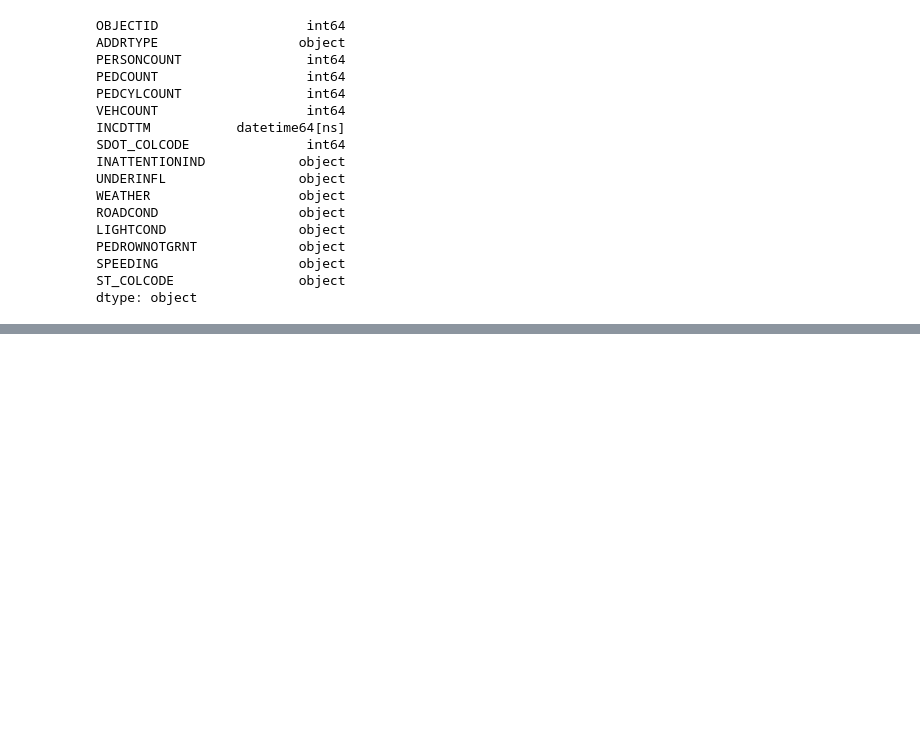
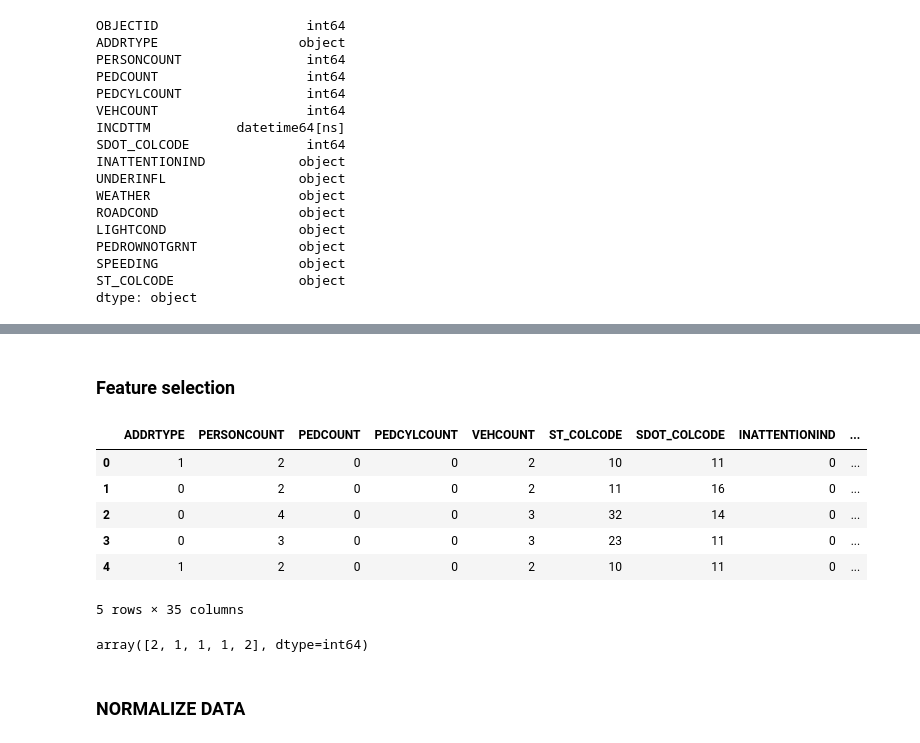
Before and after one commit to vinitdeswal/Coursera_Capstone, a Jupyter notebook: SEATTLE Road Collisions.ipynb, the cells around one changed output, grey strips where cells are left out. Cells and saved outputs as stored; diff of their text form; code cells hidden in the pictures; blank space fills up the shorter version.

```diff
--- a/SEATTLE Road Collisions.ipynb
+++ b/SEATTLE Road Collisions.ipynb
@@ -345,0 +539,20 @@ data visualisation
+# %% [markdown]
+### Feature selection
+# %%
+X=features
+X[0:5]
+# %% [output]
+|  | ADDRTYPE | PERSONCOUNT | PEDCOUNT | PEDCYLCOUNT | VEHCOUNT | ST_COLCODE | SDOT_COLCODE | INATTENTIONIND | ... |
+| 0 | 1 | 2 | 0 | 0 | 2 | 10 | 11 | 0 | ... |
+| 1 | 0 | 2 | 0 | 0 | 2 | 11 | 16 | 0 | ... |
+| 2 | 0 | 4 | 0 | 0 | 3 | 32 | 14 | 0 | ... |
+| 3 | 0 | 3 | 0 | 0 | 3 | 23 | 11 | 0 | ... |
+| 4 | 1 | 2 | 0 | 0 | 2 | 10 | 11 | 0 | ... |
+5 rows × 35 columns
+# %%
+y=df['SEVERITYCODE'].values
+y[:5]
+# %% [output]
+array([2, 1, 1, 1, 2], dtype=int64)
+# %% [markdown]
+### NORMALIZE DATA
```
Also changed, not shown: parts of 62 cells of this notebook.
